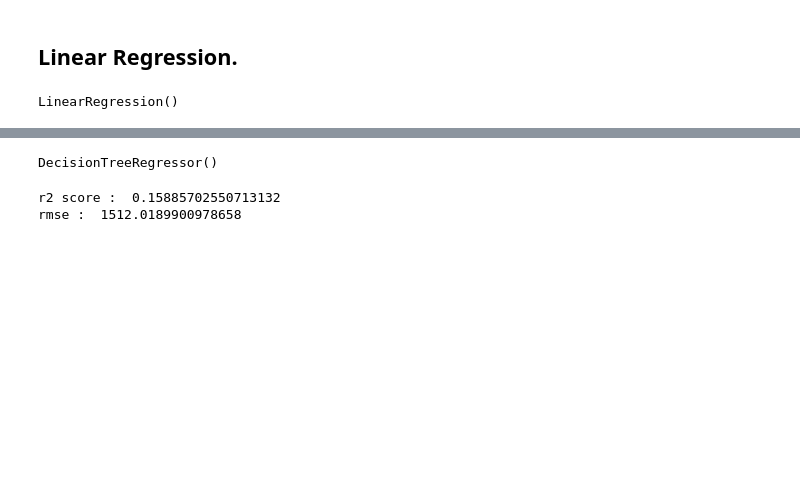
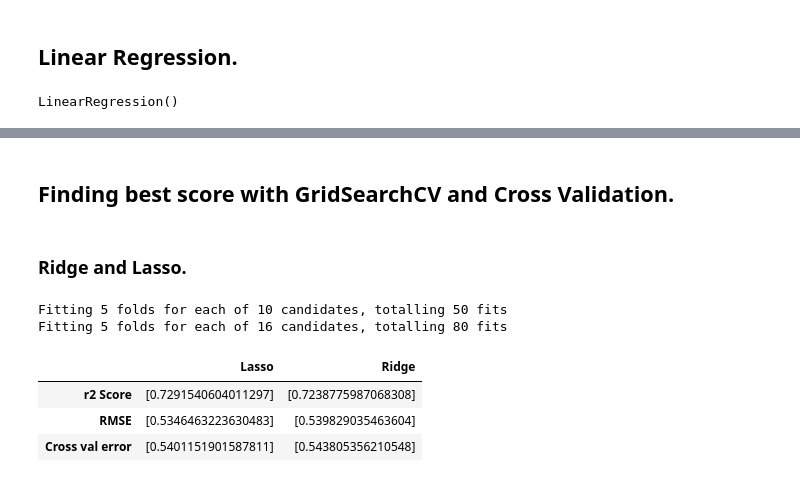
Before and after one commit to Suman-Adhikary/Big-Mart-Sale-Prediction, a Jupyter notebook: Bigmart_Sale_Prediction.ipynb, the cells around one changed output, grey strips where cells are left out. Cells and saved outputs as stored; diff of their text form; code cells hidden in the pictures; blank space fills up the shorter version.

```diff
--- a/Bigmart_Sale_Prediction.ipynb
+++ b/Bigmart_Sale_Prediction.ipynb
@@ -617,3 +593,0 @@ rmse :  1120.3777509690117
-# %%
-xg = XGBRegressor()
-xg.fit(X_train,y_train)
@@ -646,5 +593,0 @@ rmse :  1110.02837964842
-# %%
-dtr = DecisionTreeRegressor()
-dtr.fit(X_train, y_train)
-# %% [output]
-DecisionTreeRegressor()
@@ -657,6 +594,40 @@ y_test_ = lt.inverse_transform(y_test)
-# %%
-print('r2 score : ', r2_score(y_test_, y_pred))
-print('rmse : ', np.sqrt(mean_squared_error(y_test_, y_pred)))
-# %% [output]
-r2 score :  0.15885702550713132
-rmse :  1512.0189900978658
+# %% [markdown]
+## Finding best score with GridSearchCV and Cross Validation.
+# %% [markdown]
+### Ridge and Lasso.
+# %%
+def Score(models, X_train, y_train, X_test):
+    results = {}
+    for i in models:
+        train_rmse = []
+        r2_sc = []
+        cv_rmse = []
+
+        train_rmse.append(np.sqrt(mean_squared_error(y_test, models[i].fit(X_train, y_train).predict(X_test))))
+
+        r2_sc.append(r2_score(y_test, models[i].fit(X_train, y_train).predict(X_test)))
+
+        cv_score = cross_val_score(models[i], X_train, y_train, scoring = 'neg_mean_squared_error', cv = 5)
+        cv_rmse.append(np.sqrt(np.abs(np.mean((cv_score)))))
+
+        results[i] = [r2_sc, train_rmse, cv_rmse]
+
+    return pd.DataFrame(results, index=['r2 Score', 'Train RMSE', 'Cross val rmse'])
+# %%
+lasso_params = {'alpha':[0.001, 0.003, 0.005, 0.02, 0.024, 0.025, 0.026, 0.03, 0.05, 0.06]}
+ridge_params = {'alpha':[50, 100, 200, 230, 250,265, 270, 275, 290, 300, 500, 550, 580, 600, 620, 650]}
+
+models1 = {'Lasso': GridSearchCV(Lasso(),
+                               param_grid=lasso_params, cv = 5, n_jobs = 5, verbose = 1).fit(X_train, y_train).best_estimator_,
+           'Ridge': GridSearchCV(Ridge(),
+                               param_grid=ridge_params, cv = 5, n_jobs = 5, verbose = 1).fit(X_train, y_train).best_estimator_}
+# %% [output]
+Fitting 5 folds for each of 10 candidates, totalling 50 fits
+Fitting 5 folds for each of 16 candidates, totalling 80 fits
+# %%
+Score(models1, X_train, y_train, X_test)
+# %% [output]
+|  | Lasso | Ridge |
+| r2 Score | [0.7291540604011297] | [0.7238775987068308] |
+| RMSE | [0.5346463223630483] | [0.539829035463604] |
+| Cross val error | [0.5401151901587811] | [0.543805356210548] |
```
Also changed, not shown: parts of 15 cells of this notebook.
